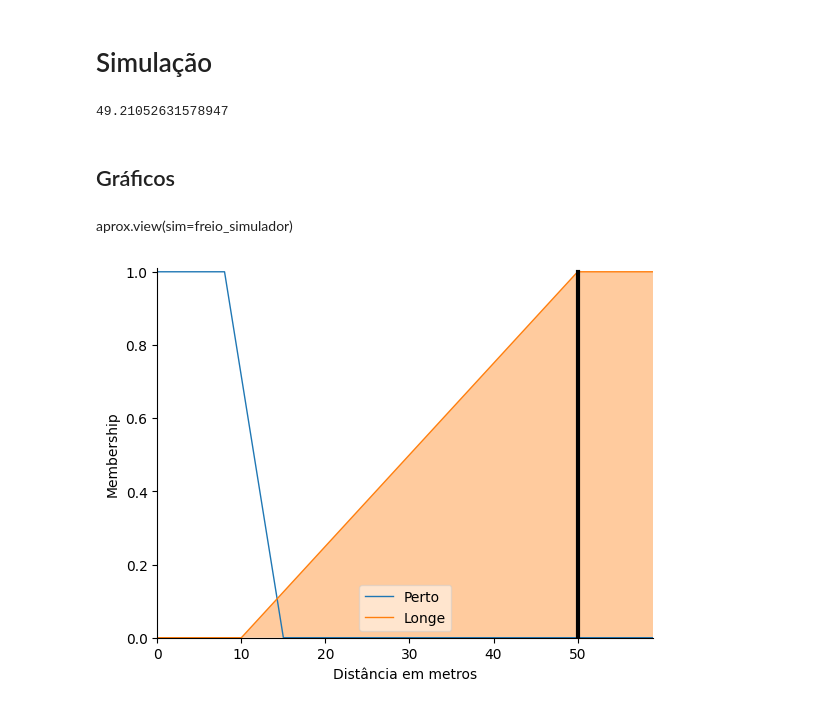
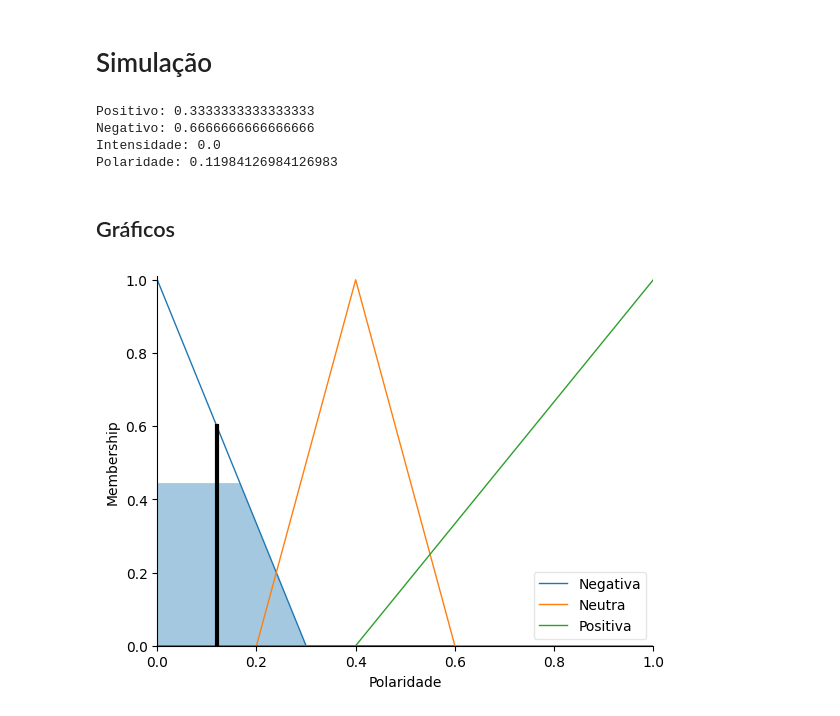
Before and after one commit to BccMaterial/IA-EP3, a Jupyter notebook: main.ipynb, the cells around one changed output. Saved outputs shown, nothing was run; the diff lists cells and outputs as text; code cells hidden in the pictures.

```diff
--- a/main.ipynb
+++ b/main.ipynb
@@ -10,10 +10,12 @@ palavras_chave_positivas = [
   'fantástico',
   'maravilhoso',
   'feliz',
-  'surpreendente'
+  'surpreendente',
+  'bom'
 ]
 
 palavras_chave_negativas = [
+  'ruim',
   'péssimo',
   'horrível',
   'terrível',
@@ -43,6 +45,7 @@ palavras_chave_negacoes = [
 def calcular_fp(txt: str) -> float:
   palavras = txt.split(' ')
   freq_palavras_pos = len([p for p in palavras if p.lower() in palavras_chave_positivas])
+  freq_palavras_neg = len([p for p in palavras if p.lower() in palavras_chave_negativas])
   freq_palavras_negacao = len([p for p in palavras if p.lower() in palavras_chave_negacoes])
   total_palavras = len(palavras)
 
@@ -50,11 +53,12 @@ def calcular_fp(txt: str) -> float:
 
 def calcular_fn(txt: str) -> float:
   palavras = txt.split(' ')
-  freq_palavras_negativas = len([p for p in palavras if p.lower() in palavras_chave_negativas])
+  freq_palavras_pos = len([p for p in palavras if p.lower() in palavras_chave_positivas])
+  freq_palavras_neg = len([p for p in palavras if p.lower() in palavras_chave_negativas])
   freq_palavras_negacao = len([p for p in palavras if p.lower() in palavras_chave_negacoes])
   total_palavras = len(palavras)
 
-  return (freq_palavras_negativas - freq_palavras_negacao) / total_palavras
+  return (freq_palavras_neg - freq_palavras_negacao) / total_palavras
 
 def calcular_intensidade(txt: str) -> float:
   palavras = txt.split(' ')
@@ -109,21 +116,38 @@ rule5 = ctrl.Rule(aprox['Devagar'] & dist['Perto'], freio['Pisadinha'])
+# %%
+# Se aprox X e dist Y, então freio Z
+
+rule1 = ctrl.Rule(positividade['Alta'] & intensidade['Alta'] & negatividade['Baixa'], polaridade['Positiva'])
+rule2 = ctrl.Rule(positividade['Média'] & intensidade['Média'] & negatividade['Média'], polaridade['Neutra'])
+rule3 = ctrl.Rule(positividade['Baixa'] & positividade['Baixa'] & negatividade['Alta'], polaridade['Negativa'])
+rule4 = ctrl.Rule(positividade['Alta'] | negatividade['Baixa'], polaridade['Positiva'])
+rule5 = ctrl.Rule(positividade['Baixa'] | negatividade['Alta'], polaridade['Negativa'])
+rule6 = ctrl.Rule(positividade['Baixa'] & negatividade['Baixa'] & intensidade['Baixa'], polaridade['Neutra'])
 # %% [markdown]
 # Simulação
-# %%
-freio_ctrl = ctrl.ControlSystem([rule1, rule2, rule3, rule4, rule5])
-freio_simulador = ctrl.ControlSystemSimulation(freio_ctrl)
-
-freio_simulador.input['Aproximação'] = 3
-freio_simulador.input['Distância em metros'] = 50
-
-freio_simulador.compute()
-print(freio_simulador.output['Freio'])
-# %% [output]
-49.21052631578947
+# %%
+sentimento_ctrl = ctrl.ControlSystem([rule1, rule2, rule3, rule4, rule5, rule6])
+sentimento_simulador = ctrl.ControlSystemSimulation(sentimento_ctrl)
+
+texto = 'Bom Ruim Ruim'
+
+print(f'Positivo: {calcular_fp(texto)}')
+print(f'Negativo: {calcular_fn(texto)}')
+print(f'Intensidade: {calcular_intensidade(texto)}')
+
+sentimento_simulador.input['Positividade'] = calcular_fp(texto)
+sentimento_simulador.input['Negatividade'] = calcular_fn(texto)
+sentimento_simulador.input['Intensidade'] = calcular_intensidade(texto)
+
+sentimento_simulador.compute()
+print(f'Polaridade: {sentimento_simulador.output['Polaridade']}')
+# %% [output]
+Positivo: 0.3333333333333333
+Negativo: 0.6666666666666666
+Intensidade: 0.0
+Polaridade: 0.11984126984126983
 # %% [markdown]
 ## Gráficos
-# %% [markdown]
-aprox.view(sim=freio_simulador)
 # %%
-dist.view(sim=freio_simulador)
+polaridade.view(sim=sentimento_simulador)
 # %% [output]
-[figure, old version]
+[figure, new version]
```
Also changed, not shown: parts of 7 cells of this notebook, 1 other file.
